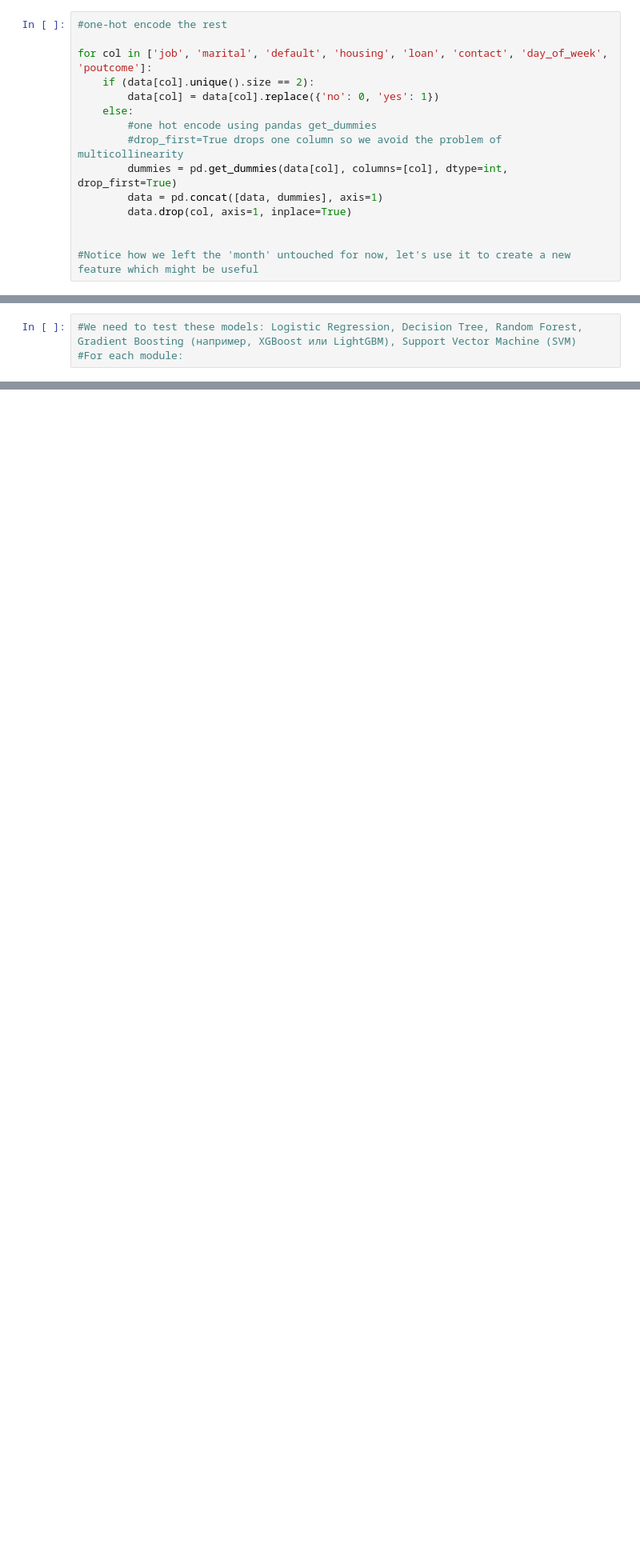
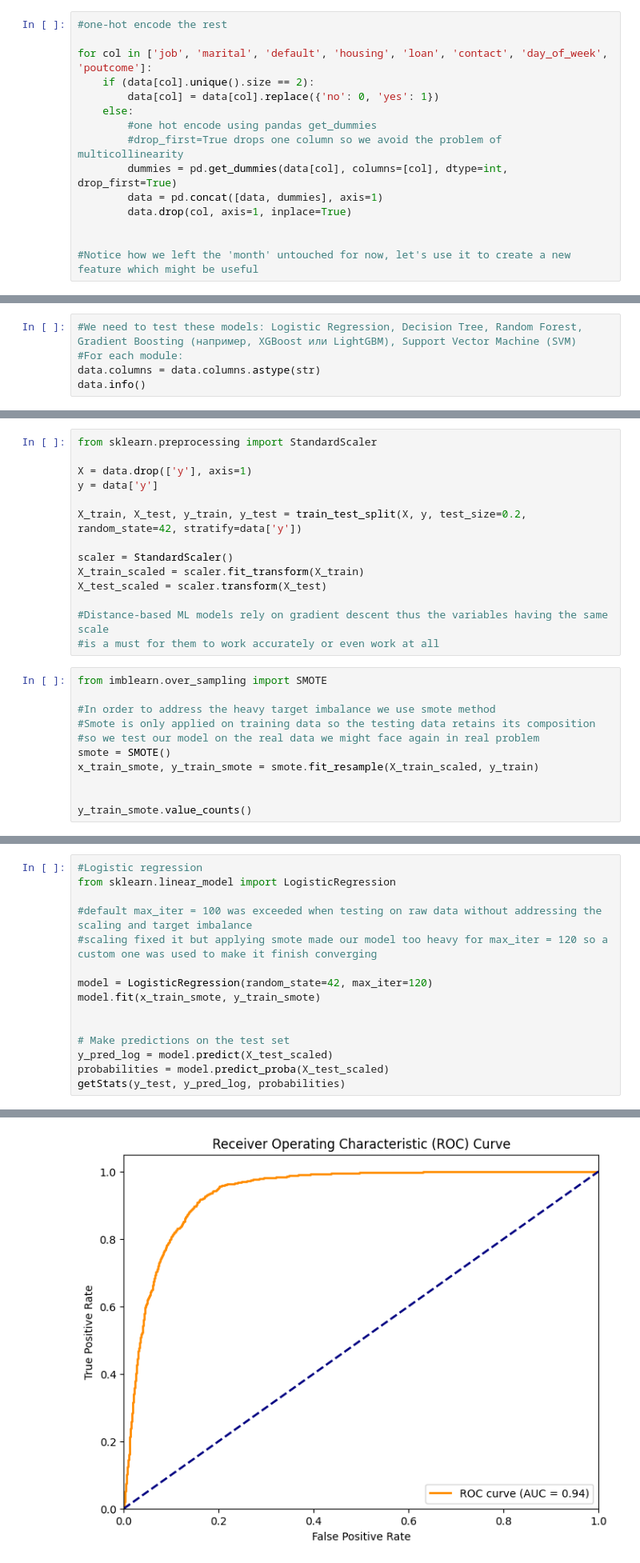
Before and after one commit to DinIskakov/Bank-Marketing, a Jupyter notebook: hw.ipynb, the cells around one changed output, grey strips where cells are left out. Shown at 80% size. Drawn from its saved outputs; the diff is of its cells as text; blank space fills up the shorter version.

Commit message:
Train the model

```diff
--- a/hw.ipynb
+++ b/hw.ipynb
@@ -334,3 +336,5 @@ for col in ['year', 'month']:
 # %%
 #We need to test these models: Logistic Regression, Decision Tree, Random Forest, Gradient Boosting (например, XGBoost или LightGBM), Support Vector Machine (SVM)
 #For each module:
+data.columns = data.columns.astype(str)
+data.info()
@@ -336,0 +393,25 @@ for col in ['year', 'month']:
+# %%
+from sklearn.preprocessing import StandardScaler
+
+X = data.drop(['y'], axis=1)
+y = data['y']
+
+X_train, X_test, y_train, y_test = train_test_split(X, y, test_size=0.2, random_state=42, stratify=data['y'])
+
+scaler = StandardScaler()
+X_train_scaled = scaler.fit_transform(X_train)
+X_test_scaled = scaler.transform(X_test)
+
+#Distance-based ML models rely on gradient descent thus the variables having the same scale
+#is a must for them to work accurately or even work at all
+# %%
+from imblearn.over_sampling import SMOTE
+
+#In order to address the heavy target imbalance we use smote method
+#Smote is only applied on training data so the testing data retains its composition
+#so we test our model on the real data we might face again in real problem
+smote = SMOTE()
+x_train_smote, y_train_smote = smote.fit_resample(X_train_scaled, y_train)
+
+
+y_train_smote.value_counts()
@@ -336,0 +423,16 @@ for col in ['year', 'month']:
+# %%
+#Logistic regression
+from sklearn.linear_model import LogisticRegression
+
+#default max_iter = 100 was exceeded when testing on raw data without addressing the scaling and target imbalance
+#scaling fixed it but applying smote made our model too heavy for max_iter = 120 so a custom one was used to make it finish converging
+
+model = LogisticRegression(random_state=42, max_iter=120)
+model.fit(x_train_smote, y_train_smote)
+
+
+# Make predictions on the test set
+y_pred_log = model.predict(X_test_scaled)
+probabilities = model.predict_proba(X_test_scaled)
+getStats(y_test, y_pred_log, probabilities)
+# %% [output]
@@ -336,0 +444 @@ for col in ['year', 'month']:
+[figure, added]
```
Also changed, not shown: parts of 19 cells of this notebook.
